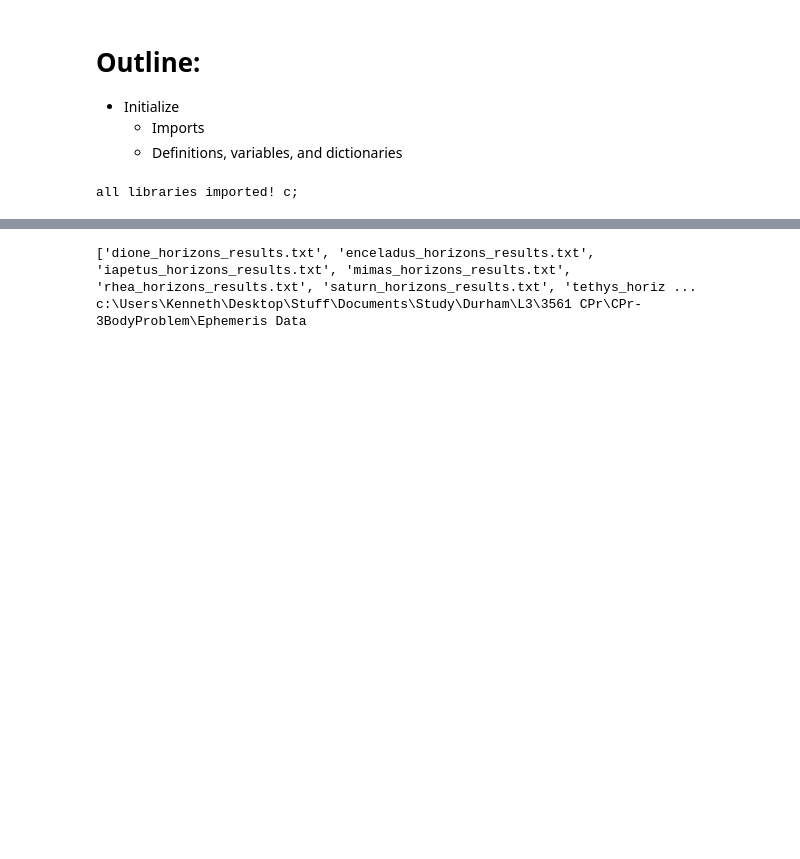
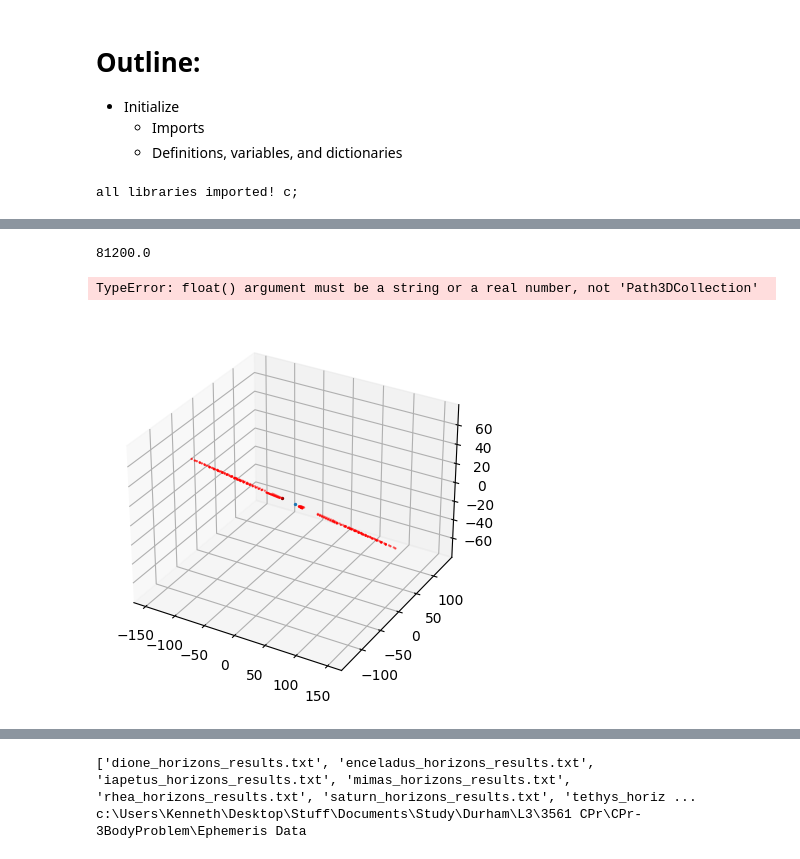
Before and after one commit to HalconDorado/CPr-3BodyProblem, a Jupyter notebook: Extension.ipynb, the cells around one changed output, grey strips where cells are left out. Cells and saved outputs as stored; diff of their text form; code cells hidden in the pictures; blank space fills up the shorter version.

```diff
--- a/Extension.ipynb
+++ b/Extension.ipynb
@@ -143,7 +145,8 @@ def calcBodyPositions(time): #returns array of positions of each body at given t
         pos = np.array([pos])
         positions = np.append(positions, pos,0)
         newDisplacement = -pos*moonMasses[i]/saturnMass
-        saturnDisplacement = saturnDisplacement + newDisplacement
+        saturnDisplacement = saturnDisplacement + newDisplacement*(saturnMass + moonMasses[i])
+    saturnDisplacement = saturnDisplacement/(saturnMass + np.sum(moonMasses))
     return positions, saturnDisplacement
 
 def removeNetMomentum(debug=[]):
@@ -352,7 +355,7 @@ def init(mode, debug=[]):
     RingRArray, RingVArray = initRings(mode[3:6],debug)#'init','out','arrayShapes'
     return RingRArray, RingVArray
 
-#     moons list , orbitShape, 3BP orbitType, #particles,distrShape,ringlims     # of radii,
+#              moons list , orbitShape, 3BP orbitType, #particles,distrShape,ringlims  particles per ring,
 x0, x1 = init(([1,0,0,0,0,0,0], 'circular', 'restricted', 200, 'flatRadial', [84.77, 150.7022312, 20]),debug=[])
 
 #print(np.shape(RingRArray))
@@ -452,8 +455,10 @@ def d2t_r(time, inRArray, consts=(),debug=[]):
 test = d2t_r(10, x0)
 #print(test)
 
+numFrames = 60
+
 Period = MoonsDict.get('period')[0]
-XRingRArray, XsnRingRArray, XsnSaturnArray, XsnMoonsArray, XtList, XsnapshotIndices = ODESolve('solve', 0, Period, 10, 60)
+XRingRArray, XsnRingRArray, XsnSaturnArray, XsnMoonsArray, XtList, XsnapshotIndices = ODESolve('solve', 0, Period, 10, numFrames)
 
 
 XRArray = XRingRArray
@@ -495 +500,55 @@ snapshot #59 taken & test element 1.2769358047581367
 [figure]
+# %%
+#print(XsnRingRArray[1])
+print(XtList[-1])
+
+halfBoxLength = 200
+plotLims = [-halfBoxLength,halfBoxLength,-halfBoxLength,halfBoxLength,-halfBoxLength,halfBoxLength]
+index = 59
+
+XRArray = XsnRingRArray[0]
+XSaturnPos = XsnSaturnArray[0][0]
+XMoonsPos = XsnMoonsArray[0]
+ax = plt.figure().add_subplot(projection='3d')
+scat1 = ax.scatter(XRArray[0], XRArray[1], XRArray[2], s=0.5, label='Ring points',color='red')
+scat2 = ax.scatter(*XSaturnPos, s = 2, label='Saturn')
+names = MoonsDict.get('name')
+colors = MoonsDict.get('color')
+scat3 = np.zeros(len(colors))
+for i in range(len(colors)):
+    scat3[i] = ax.scatter(*XMoonsPos[i][0:3], s = 2, label=names[i], color=colors[i])
+ax.legend(bbox_to_anchor=(0.1,0.7))
+ax.set_xlabel('X [$10^6 m$]')
+ax.set_ylabel('Y [$10^6 m$]')
+ax.set_zlabel('Z [$10^6 m$]')
+set_axes_equal(ax)
+ax.set_xlim3d([plotLims[0], plotLims[1]])
+ax.set_ylim3d([plotLims[2], plotLims[3]])
+ax.set_zlim3d([plotLims[4], plotLims[5]])
+ax.view_init(27,-10)
+ax.dist = 12
+#elev: 27, azim: -10, roll: 0
+
+fig, ax = plt.subplots()
+
+index = np.arange(0,60)
+
+scat1 = ax.scatter()
+
+def update(frame): #https://matplotlib.org/stable/users/explain/animations/animations.html
+    data1 = np.stack([*XsnRingRArray[frame][0:3]]).T
+    scat1.set_offsets(data1)
+    data2 = np.stack([*XsnSaturnArray[frame][0][0:3]]).T
+    scat2.set_offsets(data2)
+    data3 = np.zeros(len(XsnMoonsArray[0]))
+    for i in range(len(colors)):
+        stack = np.stack([*XsnMoonsArray[frame][i][0:3]]).T
+        data3[i] = stack
+    return (scat1, scat2, *data3)
+
+ani = animation.FuncAnimation(fig=fig, func=update, frames = numFrames, interval=20)
+plt.show()
+# %% [output]
+81200.0
+TypeError: float() argument must be a string or a real number, not 'Path3DCollection'
+[figure, added]
```
Also changed, not shown: parts of 6 cells of this notebook, 4 other files.
